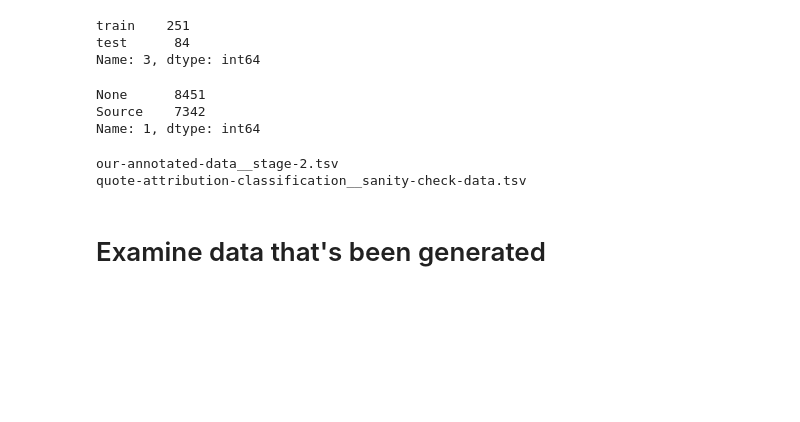
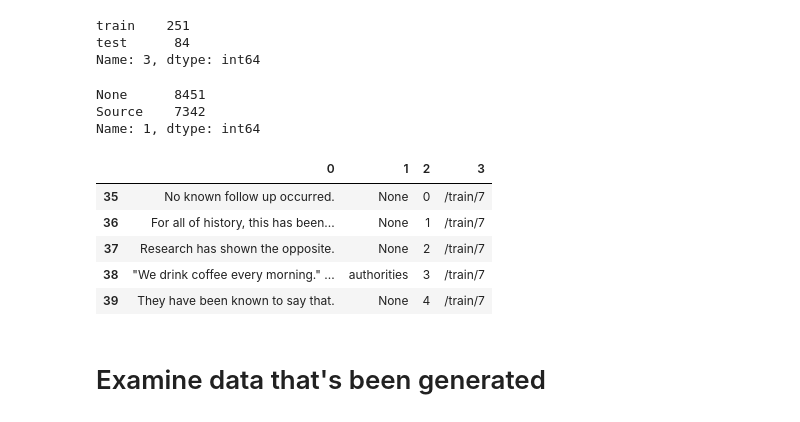
Before and after one commit to alex2awesome/source-exploration, a Jupyter notebook: notebooks/2022-10-04__look-at-classifier-dataset-creation.ipynb, the cells around one changed output. Saved outputs shown, nothing was run; the diff lists cells and outputs as text; code cells hidden in the pictures; blank space fills up the shorter version.

```diff
--- a/notebooks/2022-10-04__look-at-classifier-dataset-creation.ipynb
+++ b/notebooks/2022-10-04__look-at-classifier-dataset-creation.ipynb
@@ -62,17 +62,25 @@ background_sentences = [
 ]
 
 
-
-
+generate_large_documents = False
 output_docs = []
 for i in range(num_train_docs + num_test_docs):
+    observed_sources = []
     doc_idx = ('/train/%s' if i < num_train_docs else '/test/%s') % i
-    num_sents = randint(20, 80)
+    if generate_large_documents:
+        num_sents = randint(20, 80)
+    else:
+        num_sents = 5
+
     output_doc = []
     for s in range(num_sents):
         has_source = random() > .5
         if has_source:
-            source = choice(sources)
+            if generate_large_documents:
+                source = choice(sources)
+            else:
+                source = choice(list(set(sources) - set(observed_sources)))
+            observed_sources.append(source)
             sent = choice(source_sentences)
             sent = '"%s" said %s' % (sent, source)
         else:
@@ -80,11 +88,17 @@ for i in range(num_train_docs + num_test_docs):
             sent = choice(background_sentences)
 
         output_docs.append([sent, source, s, doc_idx])
-# %%
-ls ../models_neural/quote_attribution/data
-# %% [output]
-our-annotated-data__stage-2.tsv
-quote-attribution-classification__sanity-check-data.tsv
+# %%
+output_docs_df = pd.DataFrame(output_docs)
+# %%
+output_docs_df.loc[lambda df: df[3] == df[3].drop_duplicates().iloc[7]]
+# %% [output]
+|  | 0 | 1 | 2 | 3 |
+| 35 | No known follow up occurred. | None | 0 | /train/7 |
+| 36 | For all of history, this has been... | None | 1 | /train/7 |
+| 37 | Research has shown the opposite. | None | 2 | /train/7 |
+| 38 | "We drink coffee every morning." ... | authorities | 3 | /train/7 |
+| 39 | They have been known to say that. | None | 4 | /train/7 |
 # %%
 output_docs_df = pd.DataFrame(output_docs)
 output_docs_df.to_csv(
```
Also changed, not shown: parts of 1 cell of this notebook, 7 other files.
